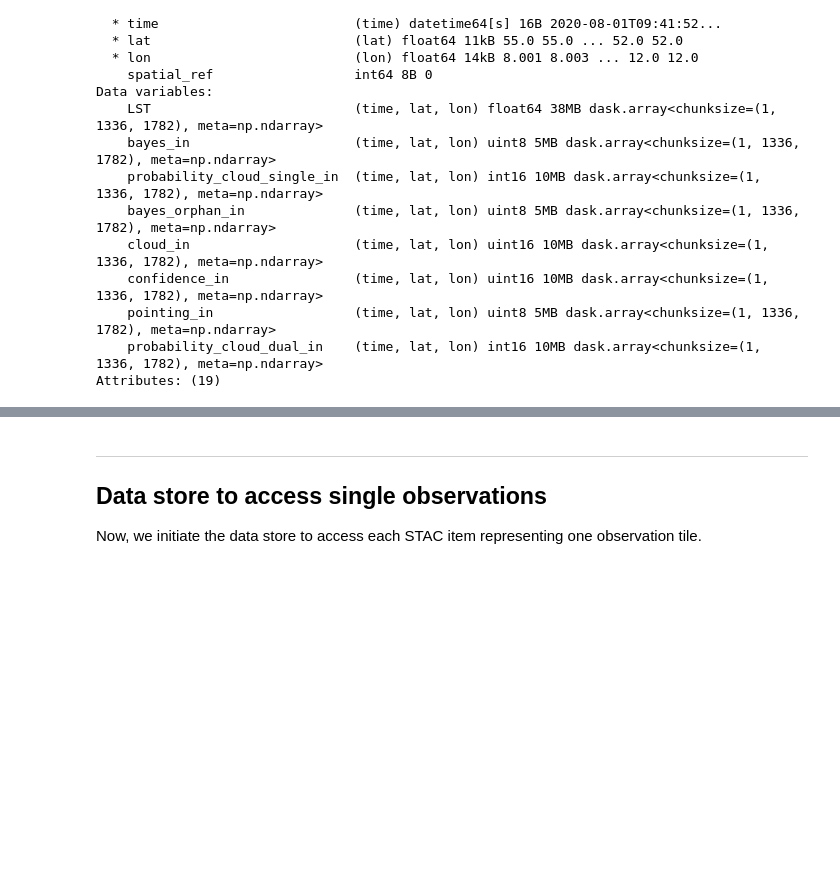
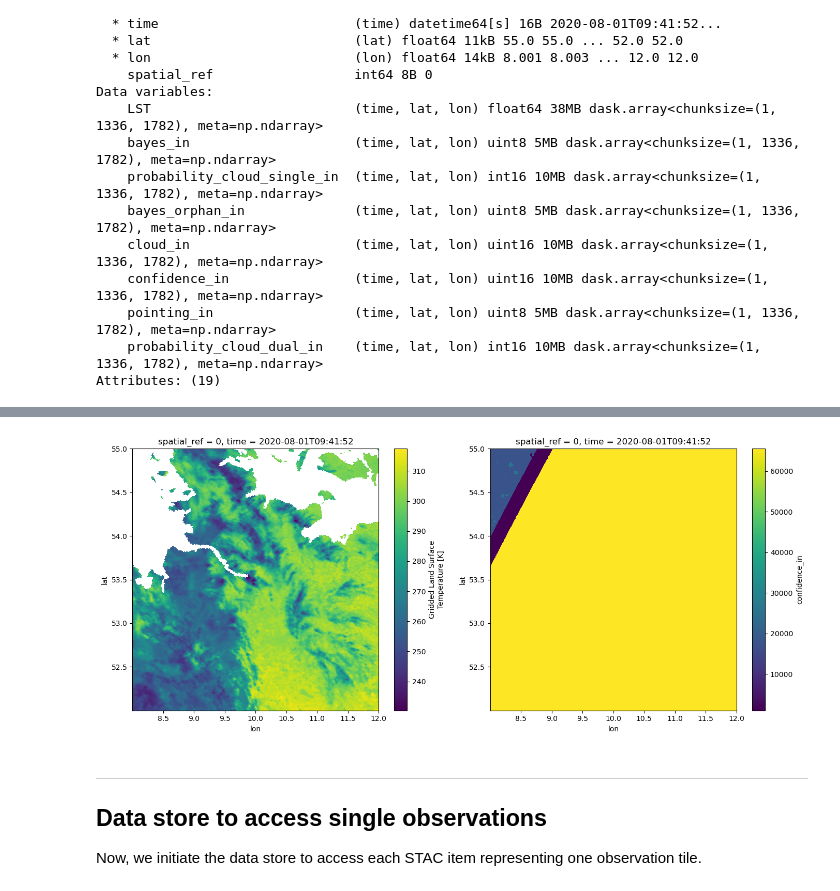
Before and after one commit to xcube-dev/xcube-stac, a Jupyter notebook: examples/notebooks/sentinel_3_planetary_computer.ipynb, the cells around one changed output, grey strips where cells are left out. Drawn from its saved outputs; the diff is of its cells as text; code cells hidden in the pictures; blank space fills up the shorter version.

```diff
--- a/examples/notebooks/sentinel_3_planetary_computer.ipynb
+++ b/examples/notebooks/sentinel_3_planetary_computer.ipynb
@@ -150,7 +150,6 @@ Attributes: (19)
 %%time
 fig, ax = plt.subplots(1, 2, figsize=(14, 6))
 ds.LST.isel(time=0).plot(ax=ax[0])
-cloud_mask = (ds.confidence_in & 16384) != 0
-non_cloud_mask = ~cloud_mask
-non_cloud_mask.isel(time=0).plot(ax=ax[1])
+ds.confidence_in.isel(time=0).plot(ax=ax[1])
 plt.tight_layout()
+# %% [output]
@@ -157,3 +158,4 @@ plt.tight_layout()
+[figure, added]
 # %% [markdown]
 ----
 ## Data store to access single observations
```
Also changed, not shown: parts of 16 cells of this notebook.
